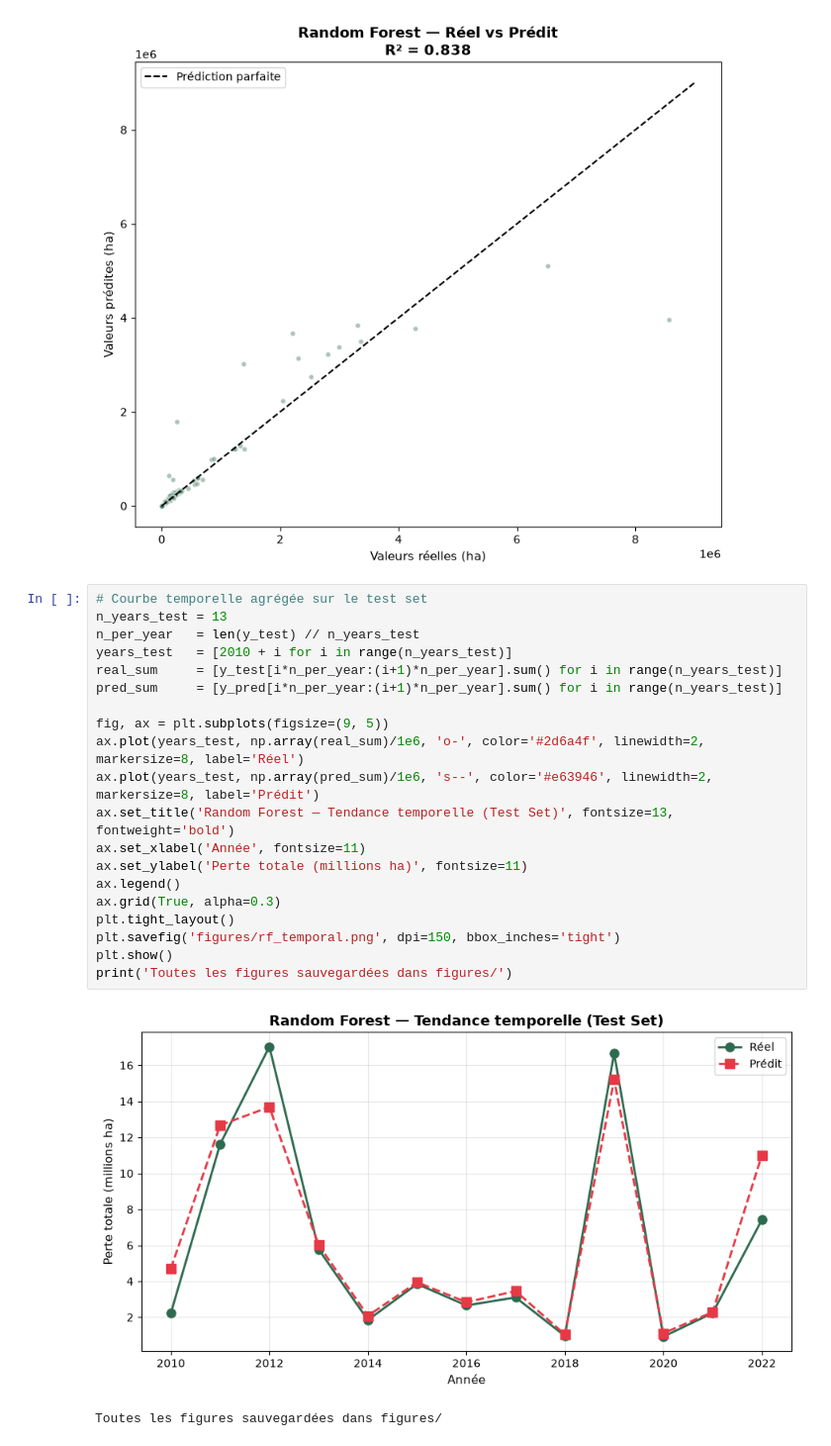
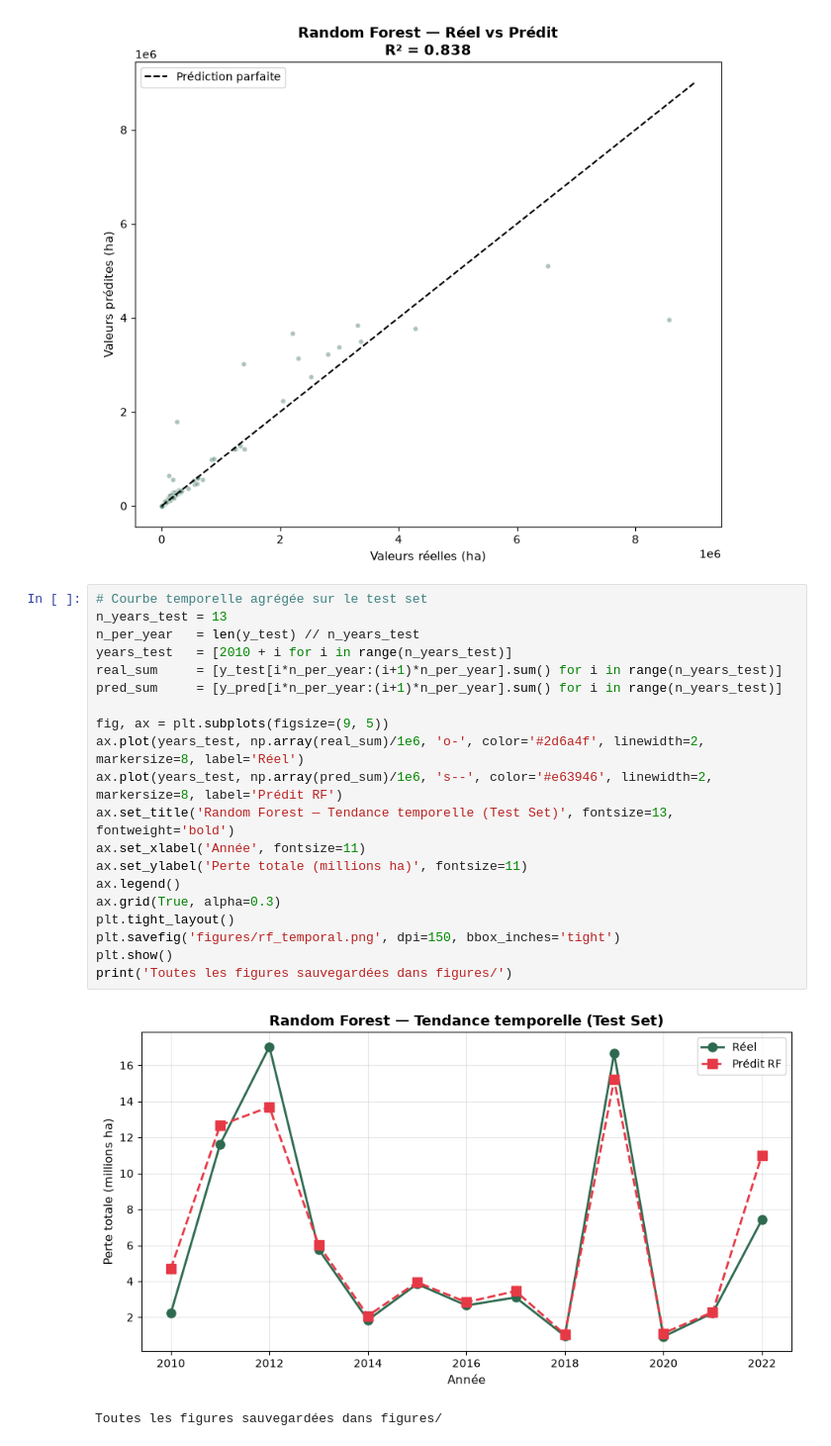
Before and after one commit to Demonta0109/ML-Deforestation-2026, a Jupyter notebook: 03_Random_Forest.ipynb, the cells around one changed output. Shown at 99% size. Drawn from its saved outputs; the diff is of its cells as text.

```diff
--- a/03_Random_Forest.ipynb
+++ b/03_Random_Forest.ipynb
@@ -164,23 +164,23 @@ plt.show()
 # %%
 # Courbe temporelle agrégée sur le test set
 n_years_test = 13
 n_per_year   = len(y_test) // n_years_test
 years_test   = [2010 + i for i in range(n_years_test)]
 real_sum     = [y_test[i*n_per_year:(i+1)*n_per_year].sum() for i in range(n_years_test)]
 pred_sum     = [y_pred[i*n_per_year:(i+1)*n_per_year].sum() for i in range(n_years_test)]
 
 fig, ax = plt.subplots(figsize=(9, 5))
 ax.plot(years_test, np.array(real_sum)/1e6, 'o-', color='#2d6a4f', linewidth=2, markersize=8, label='Réel')
-ax.plot(years_test, np.array(pred_sum)/1e6, 's--', color='#e63946', linewidth=2, markersize=8, label='Prédit')
+ax.plot(years_test, np.array(pred_sum)/1e6, 's--', color='#e63946', linewidth=2, markersize=8, label='Prédit RF')
 ax.set_title('Random Forest — Tendance temporelle (Test Set)', fontsize=13, fontweight='bold')
 ax.set_xlabel('Année', fontsize=11)
 ax.set_ylabel('Perte totale (millions ha)', fontsize=11)
 ax.legend()
 ax.grid(True, alpha=0.3)
 plt.tight_layout()
 plt.savefig('figures/rf_temporal.png', dpi=150, bbox_inches='tight')
 plt.show()
 print('Toutes les figures sauvegardées dans figures/')
 # %% [output]
-[figure, old version]
+[figure, new version]
 Toutes les figures sauvegardées dans figures/
```
Also changed, not shown: parts of 2 cells of this notebook, 2 other files.
